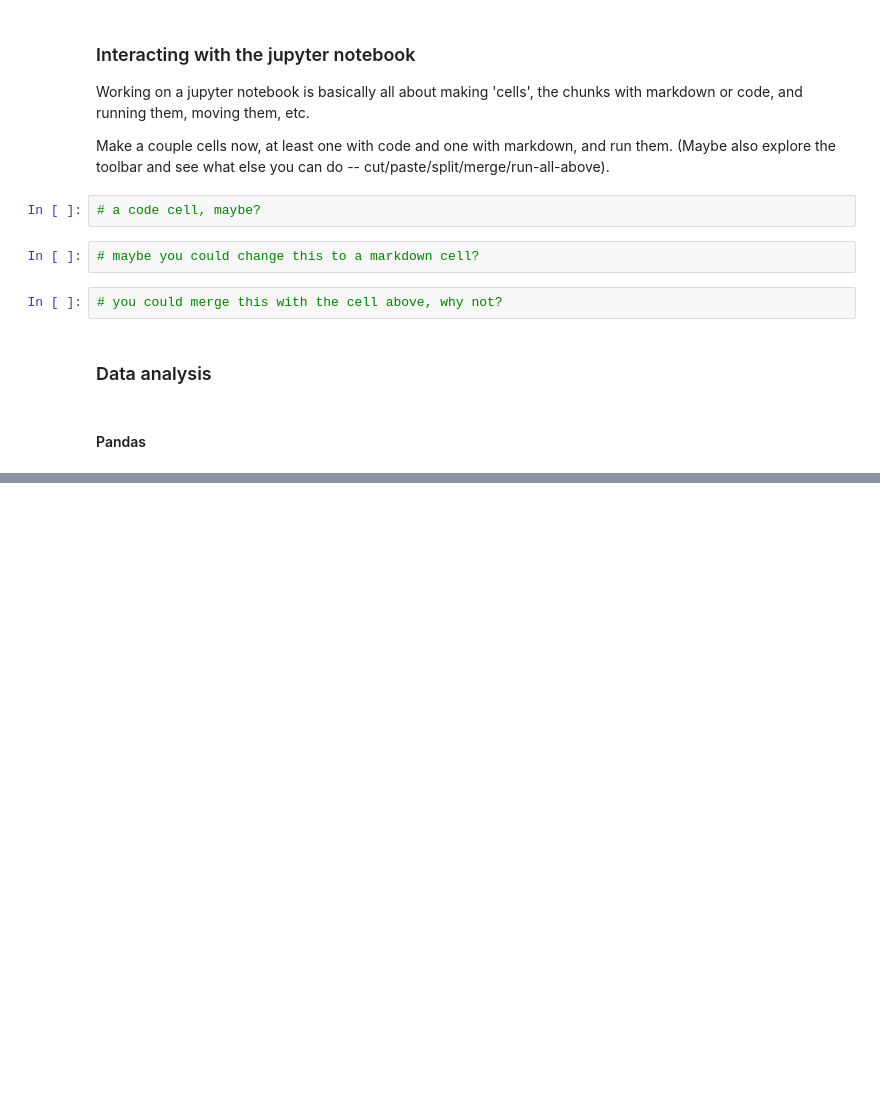
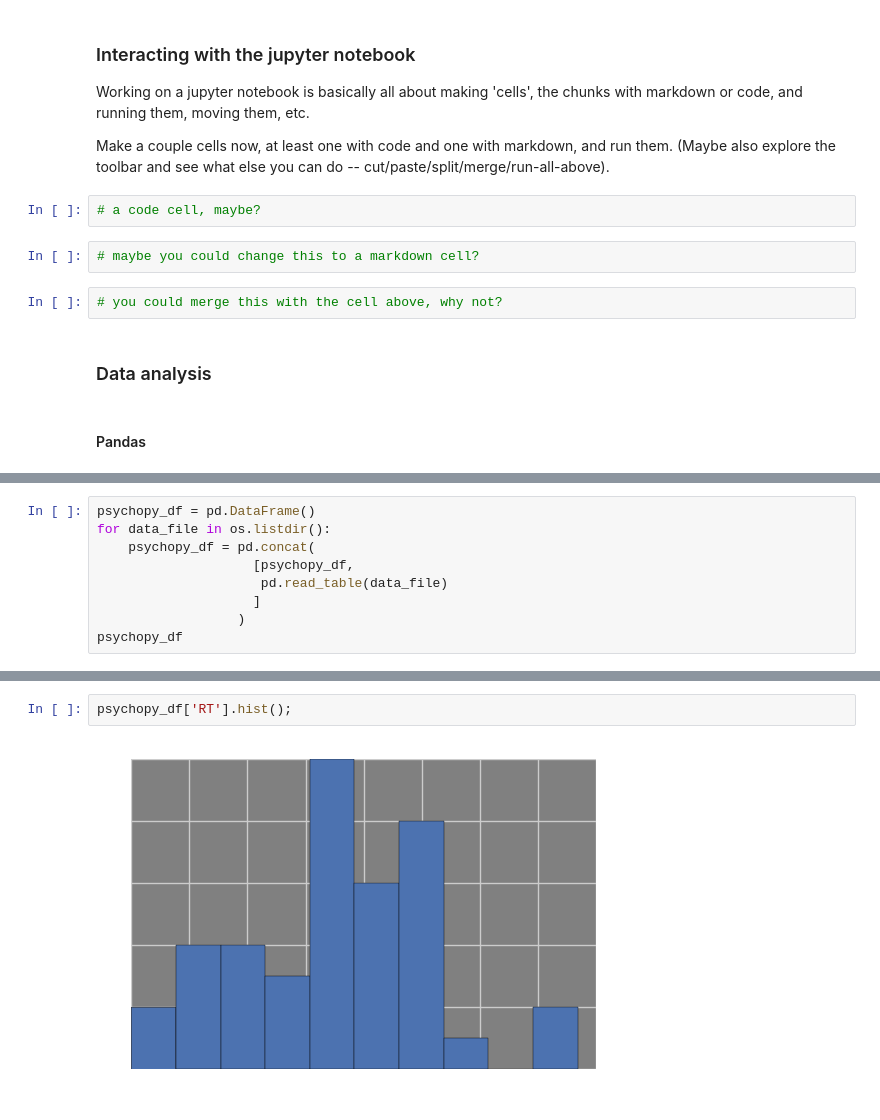
Before and after one commit to drussellmrichie/uconn_jterm_python_workshops, a Jupyter notebook: python-data-analysis/Python Data Analysis Tutorial.ipynb, the cells around one changed output, grey strips where cells are left out. Saved outputs shown, nothing was run; the diff lists cells and outputs as text; blank space fills up the shorter version.

Commit message:
update notebook; add psychopy sample data

```diff
--- a/python-data-analysis/Python Data Analysis Tutorial.ipynb
+++ b/python-data-analysis/Python Data Analysis Tutorial.ipynb
@@ -109,0 +236,9 @@ Make a couple cells now, at least one with code and one with markdown, and run t
+# %%
+psychopy_df = pd.DataFrame()
+for data_file in os.listdir():
+    psychopy_df = pd.concat(
+                    [psychopy_df,
+                     pd.read_table(data_file)
+                    ]
+                  )
+psychopy_df
@@ -109,0 +286,4 @@ Make a couple cells now, at least one with code and one with markdown, and run t
+# %%
+psychopy_df['RT'].hist();
+# %% [output]
+[figure, added]
```
Also changed, not shown: parts of 41 cells of this notebook, 10 other files.
